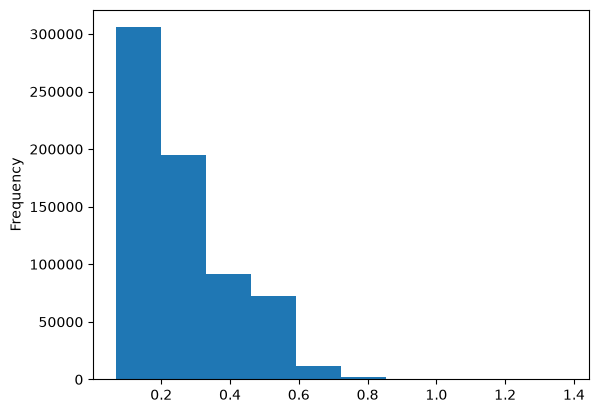
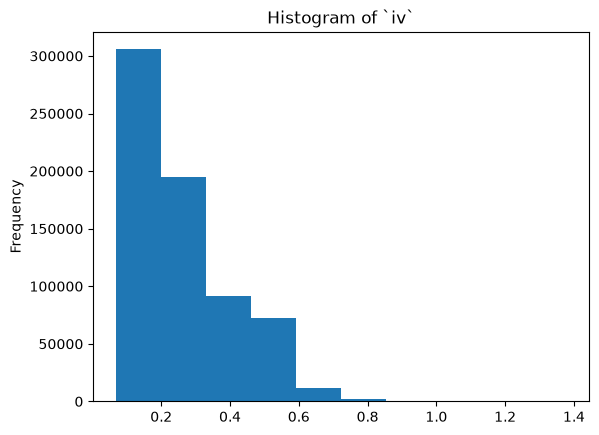
Code edit (unified diff) that turned the first committed figure into the second:
--- before
+++ after
@@ -1,2 +1,2 @@
-raw_df["iv"].plot(kind="hist");
-plt.title("Histogram of `iv`")
+raw_df["iv"].plot(kind="hist")
+plt.title("Histogram of `iv`");

Commit: Minor updates to EDA notebook